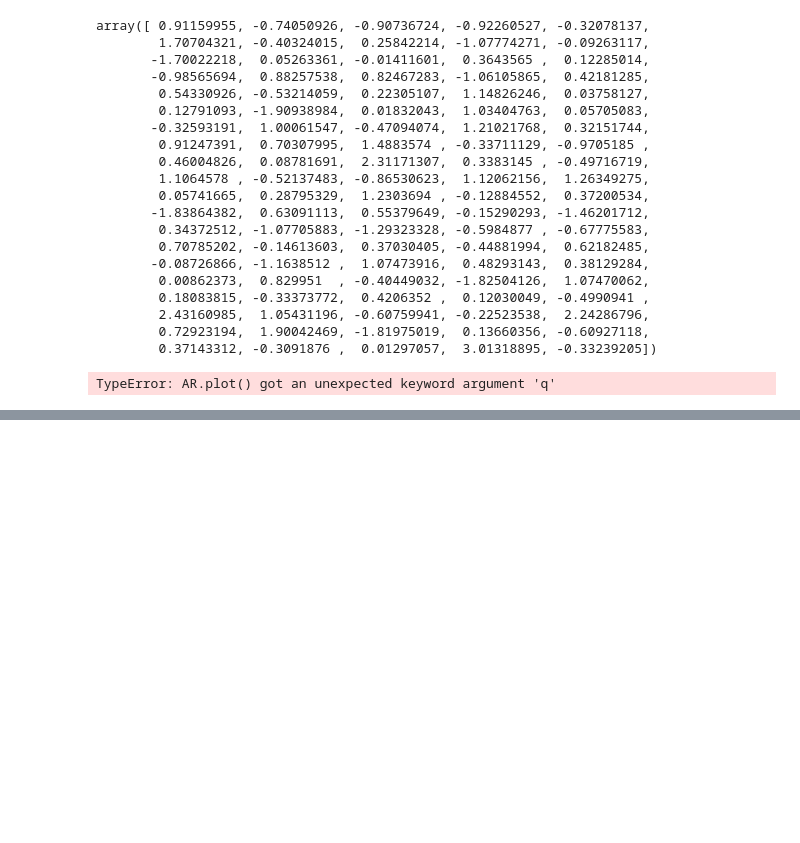
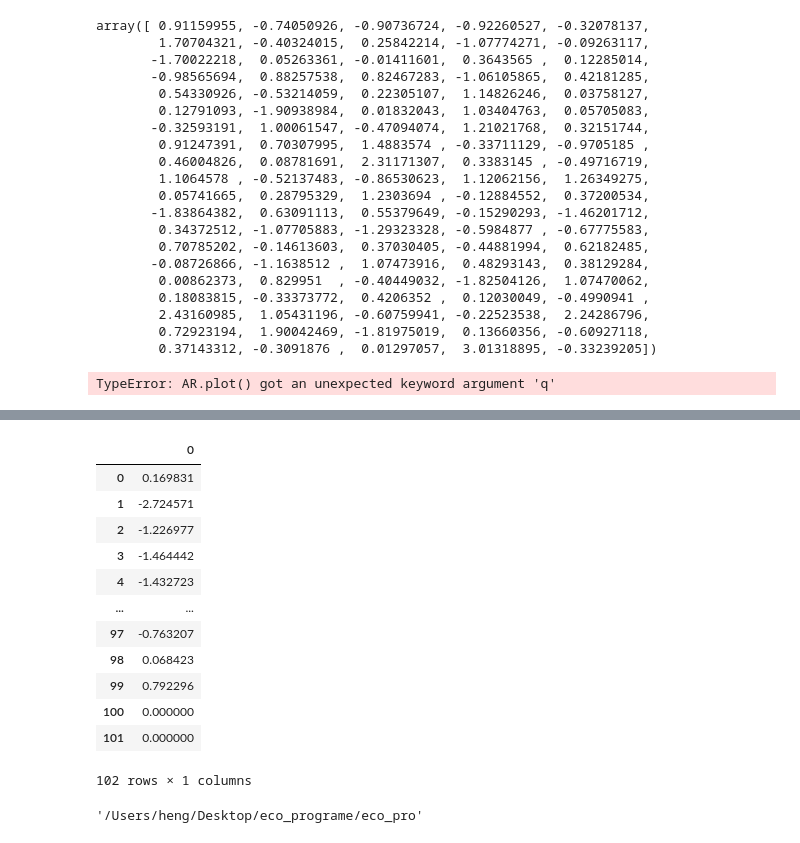
Before and after one commit to chengpeter88/eco_pro, a Jupyter notebook: final_project.ipynb, the cells around one changed output, grey strips where cells are left out. Saved outputs shown, nothing was run; the diff lists cells and outputs as text; code cells hidden in the pictures; blank space fills up the shorter version.

```diff
--- a/final_project.ipynb
+++ b/final_project.ipynb
@@ -783,0 +806,23 @@ def simulate(arma, n=1):
+# %%
+import pandas as pd
+pd.read_csv('arma_test.csv')
+arma.fit()
+# %% [output]
+|  | 0 |
+| 0 | 0.169831 |
+| 1 | -2.724571 |
+| 2 | -1.226977 |
+| 3 | -1.464442 |
+| 4 | -1.432723 |
+| ... | ... |
+| 97 | -0.763207 |
+| 98 | 0.068423 |
+| 99 | 0.792296 |
+| 100 | 0.000000 |
+| 101 | 0.000000 |
+102 rows × 1 columns
+# %%
+import os
+os.getcwd()
+# %% [output]
+'/Users/heng/Desktop/eco_programe/eco_pro'
```
Also changed, not shown: parts of 5 cells of this notebook, 6 other files.
